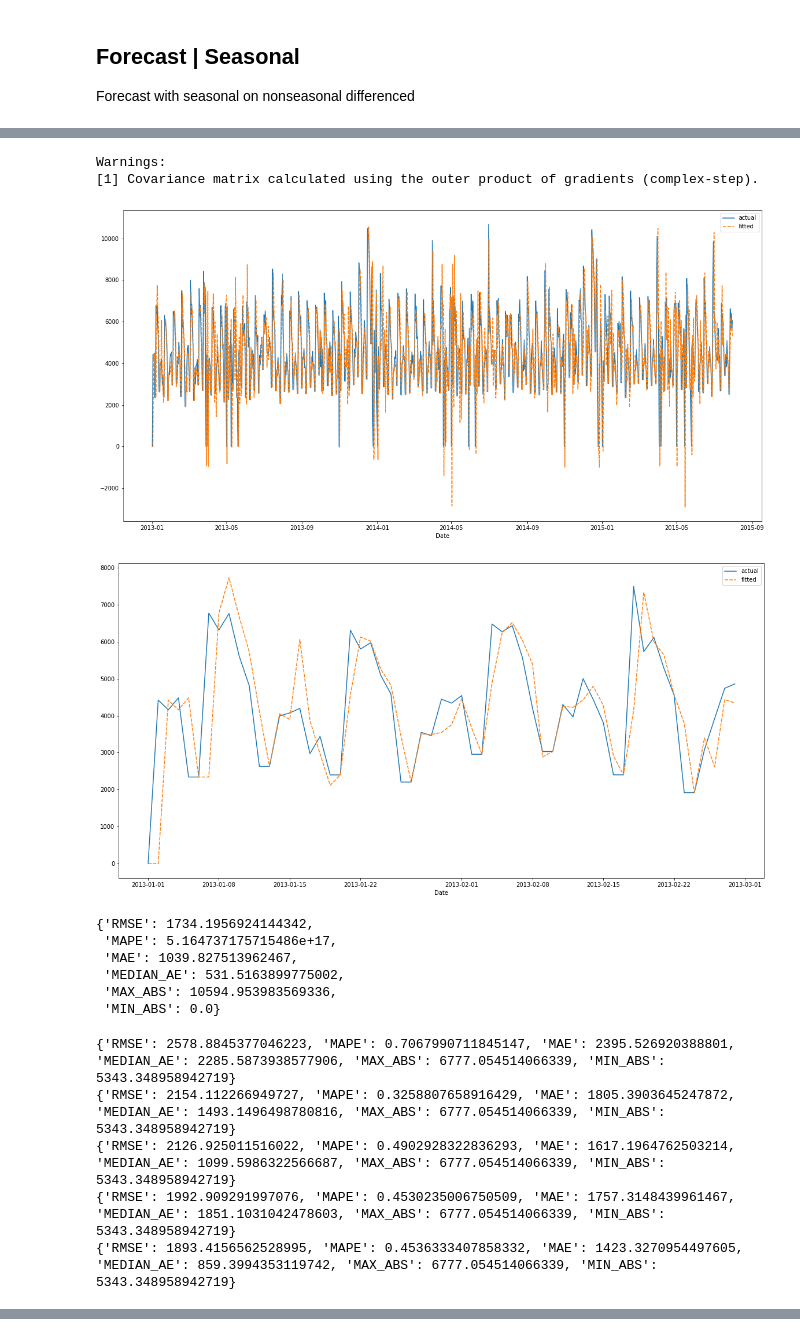
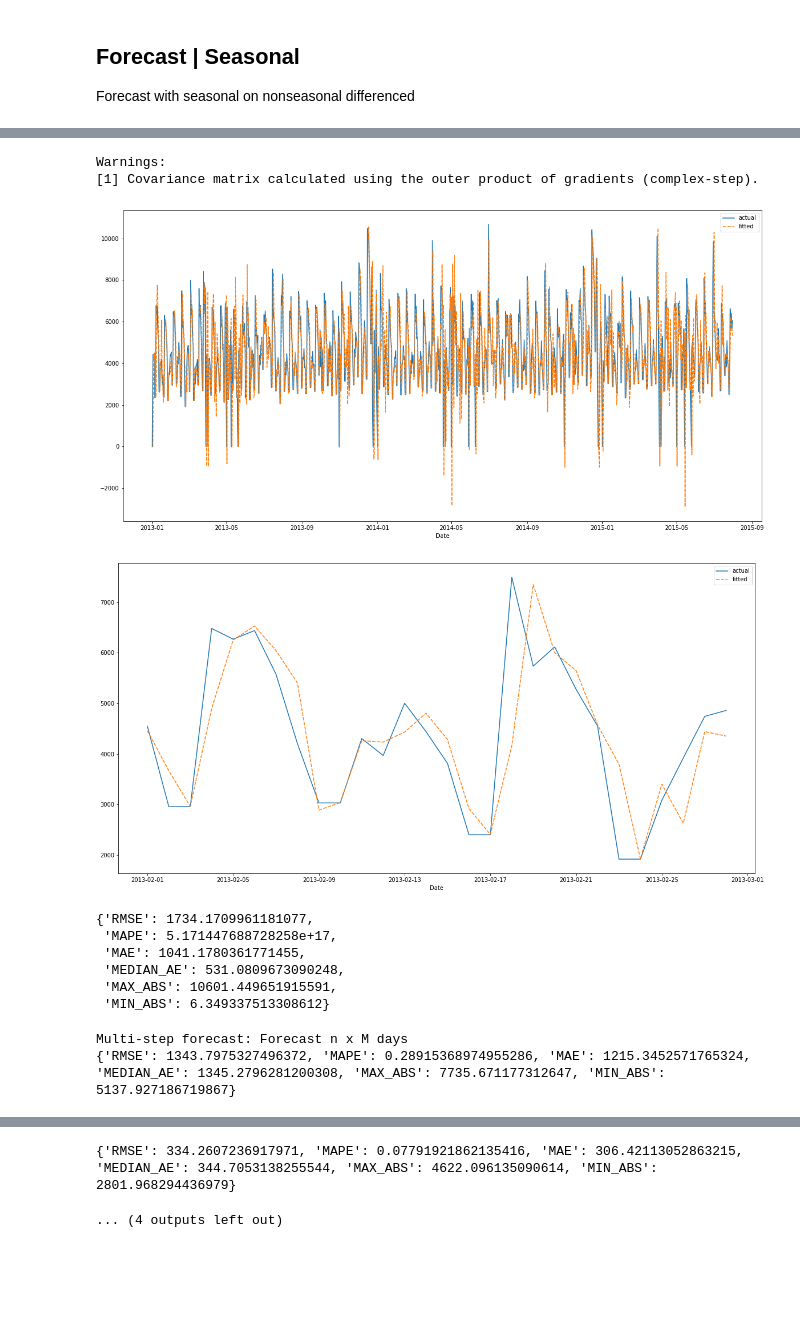
Before and after one commit to bruennijs/kaggle_rossmann_sales, a Jupyter notebook: autoregression_daily.ipynb, the cells around one changed output, grey strips where cells are left out. Saved outputs shown, nothing was run; the diff lists cells and outputs as text; code cells hidden in the pictures; blank space fills up the shorter version.

```diff
--- a/autoregression_daily.ipynb
+++ b/autoregression_daily.ipynb
@@ -76,19 +76,25 @@ def model_errors(y: Series, model_fit: ARIMAResults):
     fitted:Series = model_fit.fittedvalues[y.index]
     return errors(y, fitted)
 
-def model_accuracy(model_creator, data: Series, n_splits: int = 5, test_size: int = 4):
+def model_accuracy(model_creator, data: Series, n_splits: int = 5, test_size: int = 4, plot: bool = False):
     # n_splits x train/test sets with test_size x test oberservations each
     for y_train_idx, y_test_idx in TimeSeriesSplit(n_splits=n_splits, test_size=test_size).split(data):
 
-        y_train = y_t.iloc[y_train_idx]
-        y_test  = y_t.iloc[y_test_idx]
+        y_train = data.iloc[y_train_idx]
+        y_test  = data.iloc[y_test_idx]
 
-        model: ARIMA = model_creator(y_train)
+        predictor: ARIMA = model_creator(y_train)
 
-        model_fit: ARIMAResults = model.fit()
-        y_t_pred = model_fit.forecast(test_size)
+        result: ARIMAResults = predictor.fit()
+        y_t_pred = result.forecast(test_size)
 
         print(errors(y_test, y_t_pred))
+
+        if plot:
+            f, axes = plt.subplots(1, 1)
+            f.set_size_inches(w=20, h=10)
+            f = lineplot(data={'train+test': data.iloc[y_test_idx[0]-20:y_test_idx[0]+test_size], 'forecast': y_t_pred}, markers=True, axes=axes)
+            plt.show()
 # %% [markdown]
 # Preprocessing
 Feature engineering, create categorial columns
@@ -259,7 +287,8 @@ Forecast with seasonal on nonseasonal differenced
 # %%
 from statsmodels.tsa.statespace.sarimax import SARIMAX
 
-model_creator = lambda y: SARIMAX(endog=y_t, order=(0, 1, 0), seasonal_order=(2, 0, 0, 7))
+model_creator = lambda y: SARIMAX(endog=y, order=(0, 1, 0), seasonal_order=(2, 0, 0, 7), trend='c')
+
 model_fit: ARIMAResults = model_creator(y_t).fit()
 
 f = model_fit.plot_diagnostics(lags=31, figsize=(10, 10))
@@ -270,11 +299,15 @@ model_fit.summary()
 plot_actual_and_fitted_values(y_t, model_fit)
 
 # Let us zoom into it to see the random walk
-plot_actual_and_fitted_values(y_t['2013-01-01':'2013-02-28'], model_fit)
+plot_actual_and_fitted_values(y_t['2013-02-01':'2013-02-28'], model_fit)
 
 model_errors(y_t, model_fit)
 
-model_accuracy(model_creator, data=y_t, test_size=8)
+print('Multi-step forecast: Forecast n x M days')
+model_accuracy(model_creator, data=y_t, n_splits=3, test_size=6, plot=True)
+
+print(' Forecast 8 x 1 day ')
+#model_accuracy(model_creator, data=y_t, n_splits=8, test_size=1)
 # %% [output]
 [figure]
 SARIMAX Results
@@ -293,18 +327,15 @@ SARIMAX Results
 | Prob(Q): | 0.00 | Prob(JB): | 0.00 |
 | Heteroskedasticity (H): | 1.13 | Skew: | 0.18 |
 | Prob(H) (two-sided): | 0.29 | Kurtosis: | 8.37 |
 Warnings:
 [1] Covariance matrix calculated using the outer product of gradients (complex-step).
 [figure]
-[figure, old version]
+[figure, new version]
-{'RMSE': 1734.1956924144342,
- 'MAPE': 5.164737175715486e+17,
- 'MAE': 1039.827513962467,
- 'MEDIAN_AE': 531.5163899775002,
- 'MAX_ABS': 10594.953983569336,
- 'MIN_ABS': 0.0}
+{'RMSE': 1734.1709961181077,
+ 'MAPE': 5.171447688728258e+17,
+ 'MAE': 1041.1780361771455,
+ 'MEDIAN_AE': 531.0809673090248,
+ 'MAX_ABS': 10601.449651915591,
+ 'MIN_ABS': 6.349337513308612}
-{'RMSE': 2578.8845377046223, 'MAPE': 0.7067990711845147, 'MAE': 2395.526920388801, 'MEDIAN_AE': 2285.5873938577906, 'MAX_ABS': 6777.054514066339, 'MIN_ABS': 5343.348958942719}
-{'RMSE': 2154.112266949727, 'MAPE': 0.3258807658916429, 'MAE': 1805.3903645247872, 'MEDIAN_AE': 1493.1496498780816, 'MAX_ABS': 6777.054514066339, 'MIN_ABS': 5343.348958942719}
-{'RMSE': 2126.925011516022, 'MAPE': 0.4902928322836293, 'MAE': 1617.1964762503214, 'MEDIAN_AE': 1099.5986322566687, 'MAX_ABS': 6777.054514066339, 'MIN_ABS': 5343.348958942719}
-{'RMSE': 1992.909291997076, 'MAPE': 0.4530235006750509, 'MAE': 1757.3148439961467, 'MEDIAN_AE': 1851.1031042478603, 'MAX_ABS': 6777.054514066339, 'MIN_ABS': 5343.348958942719}
-{'RMSE': 1893.4156562528995, 'MAPE': 0.4536333407858332, 'MAE': 1423.3270954497605, 'MEDIAN_AE': 859.3994353119742, 'MAX_ABS': 6777.054514066339, 'MIN_ABS': 5343.348958942719}
+Multi-step forecast: Forecast n x M days
+{'RMSE': 1343.7975327496372, 'MAPE': 0.28915368974955286, 'MAE': 1215.3452571765324, 'MEDIAN_AE': 1345.2796281200308, 'MAX_ABS': 7735.671177312647, 'MIN_ABS': 5137.927186719867}
@@ -310,0 +343,2 @@ Warnings:
+{'RMSE': 334.2607236917971, 'MAPE': 0.07791921862135416, 'MAE': 306.42113052863215, 'MEDIAN_AE': 344.7053138255544, 'MAX_ABS': 4622.096135090614, 'MIN_ABS': 2801.968294436979}
+... (4 outputs left out)
```
Also changed, not shown: parts of 3 cells of this notebook.
